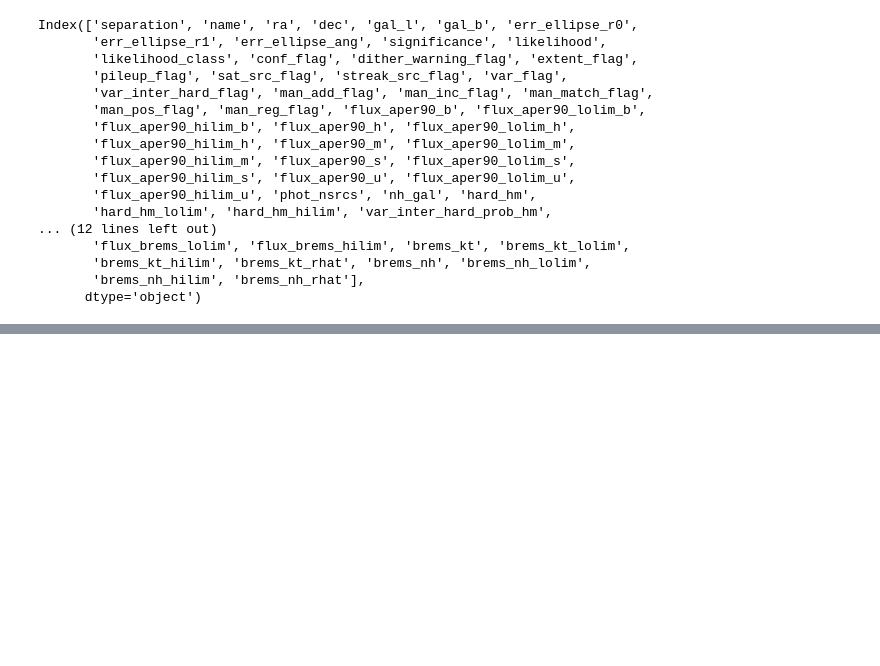
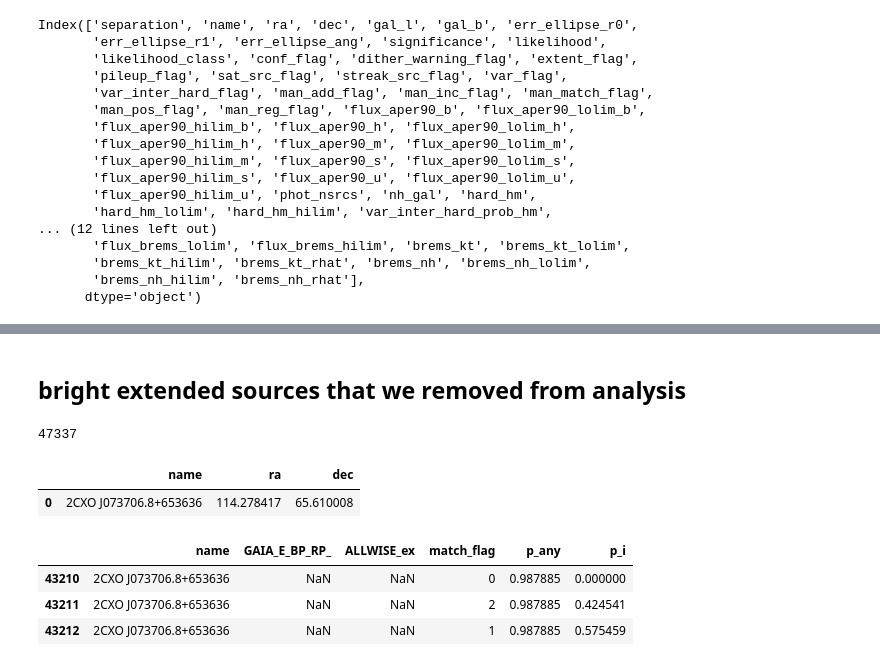
Before and after one commit to MUWCLASS/MUWCLASS_4FGL-DR4, a Jupyter notebook: summary_html.ipynb, the cells around one changed output, grey strips where cells are left out. Drawn from its saved outputs; the diff is of its cells as text; code cells hidden in the pictures; blank space fills up the shorter version.

```diff
--- a/summary_html.ipynb
+++ b/summary_html.ipynb
@@ -634,0 +620,35 @@ Name: name, Length: 130, dtype: object
+# %% [markdown]
+## bright extended sources that we removed from analysis
+# %%
+df_extend = pd.DataFrame(data={'name':['2CXO J125724.4+272952','2CXO J125711.9+274216','2CXO J223704.7+184056','2CXO J205855.7+440337','2CXO J073706.8+653636','2CXO J110807.9+091722','2CXO J111636.5+181552','2CXO J161532.9-603954', '2CXO J170000.0-455935','2CXO J170043.7-455523','2CXO J170142.3-462504','2CXO J172051.8-371037'],
+                                'ra':[194.351708333333,        194.29987499999996,   339.269833333333,  314.73212499999994, 114.27841666666667,167.0329583333333, 169.15237499999998,243.8872083333333, 255.00016666666662, 255.18216666666663, 255.42662499999994, 260.21583333333325],
+                                'dec':[27.49791388888889,      27.70468888888889,    18.68241944444444,  44.060297222222, 65.6100083333333,9.289552777777777, 18.264672222222224, -60.66526944444444, -45.99319444444445, -45.92326944444444, -46.4178138888888, -37.17705555555555]})
+
+df_extend = df_extend[~df_extend['name'].isin(['2CXO J073706.8+653636'])].sort_values(by=['name']).reset_index(drop=True)
+
+# '2CXO J073706.8+653636': too faint,
+
+df_CSC_all = pd.read_csv('/Users/huiyang/Research/GitHub/MUWCLASS_CSCv2/old_files/CSCv2_all_MW_classprob_XCLASS.csv')
+
+df_fgl_unas = pd.read_csv('/Users/huiyang/Research/GitHub/FGL_Class/4fgl_dr4/fgl_v32_4FGLUS_CSC2.csv')
+
+df_CSC = pd.read_csv('/Users/huiyang/Research/GitHub/MUWCLASS_XMM/codes/MW_match/data/4FGL-DR4_nway_match/FGLDR4_MW_all.csv')# FGLDR4_MW.csv')#FGLDR4_MW_all.csv')
+print(len(df_CSC))
+# %% [output]
+47337
+# %%
+df_extend.sort_values(by='name')
+# %% [output]
+|  | name | ra | dec |
+| 0 | 2CXO J073706.8+653636 | 114.278417 | 65.610008 |
+# %%
+df_CSC.columns
+
+# 2CXO J125724.4+272952
+# df_CSC_all.loc[df_CSC_all['name'].isin(df_extend['name']), ['name','Signif.']]
+df_CSC.loc[df_CSC['name'].isin(df_extend['name']), ['name','GAIA_E_BP_RP_','ALLWISE_ex','match_flag','p_any','p_i']]
+# %% [output]
+|  | name | GAIA_E_BP_RP_ | ALLWISE_ex | match_flag | p_any | p_i |
+| 43210 | 2CXO J073706.8+653636 | NaN | NaN | 0 | 0.987885 | 0.000000 |
+| 43211 | 2CXO J073706.8+653636 | NaN | NaN | 2 | 0.987885 | 0.424541 |
+| 43212 | 2CXO J073706.8+653636 | NaN | NaN | 1 | 0.987885 | 0.575459 |
```
Also changed, not shown: parts of 6 cells of this notebook, 52 other files.
